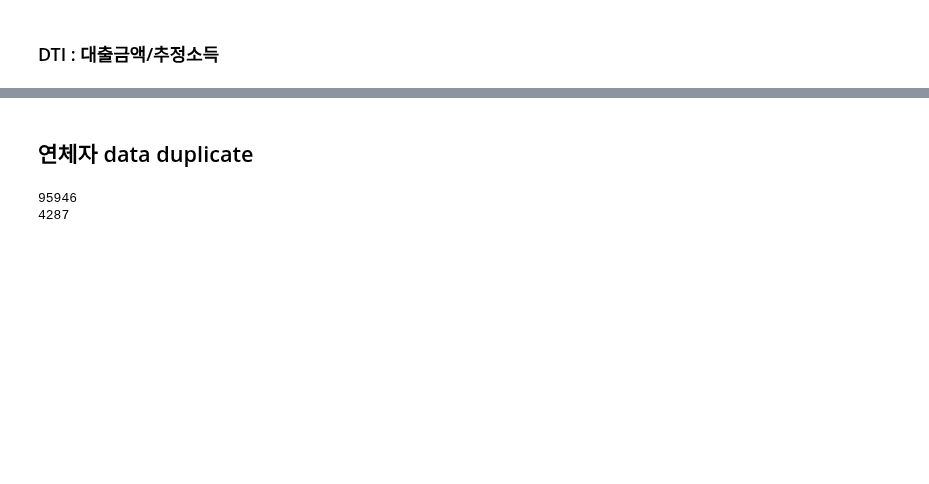
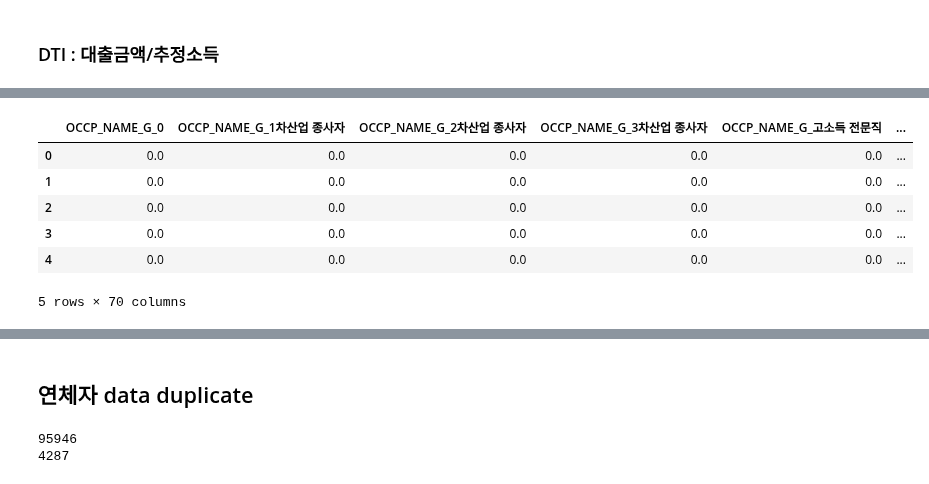
Before and after one commit to woosa7/PythonDataAnalytics, a Jupyter notebook: BigContest/kmu_big_03.ipynb, the cells around one changed output, grey strips where cells are left out. Cells and saved outputs as stored; diff of their text form; code cells hidden in the pictures; blank space fills up the shorter version.

```diff
--- a/BigContest/kmu_big_03.ipynb
+++ b/BigContest/kmu_big_03.ipynb
@@ -124,6 +104,15 @@ Index(['OCCP_NAME_G', 'MATE_OCCP_NAME_G', 'LT1Y_PEOD_RATE', 'AGE', 'SEX',
 # %%
 # 범주형 변수를 dummy 변수로 변환
 dummy_var = pd.get_dummies(cust[cate_var])
+dummy_var.head()
+# %% [output]
+|  | OCCP_NAME_G_0 | OCCP_NAME_G_1차산업 종사자 | OCCP_NAME_G_2차산업 종사자 | OCCP_NAME_G_3차산업 종사자 | OCCP_NAME_G_고소득 전문직 | ... |
+| 0 | 0.0 | 0.0 | 0.0 | 0.0 | 0.0 | ... |
+| 1 | 0.0 | 0.0 | 0.0 | 0.0 | 0.0 | ... |
+| 2 | 0.0 | 0.0 | 0.0 | 0.0 | 0.0 | ... |
+| 3 | 0.0 | 0.0 | 0.0 | 0.0 | 0.0 | ... |
+| 4 | 0.0 | 0.0 | 0.0 | 0.0 | 0.0 | ... |
+5 rows × 70 columns
 # %%
 x_data = pd.concat([cust[conti_var], dummy_var], axis=1)
 x_data.head()
```
Also changed, not shown: parts of 22 cells of this notebook, 6 other files.
